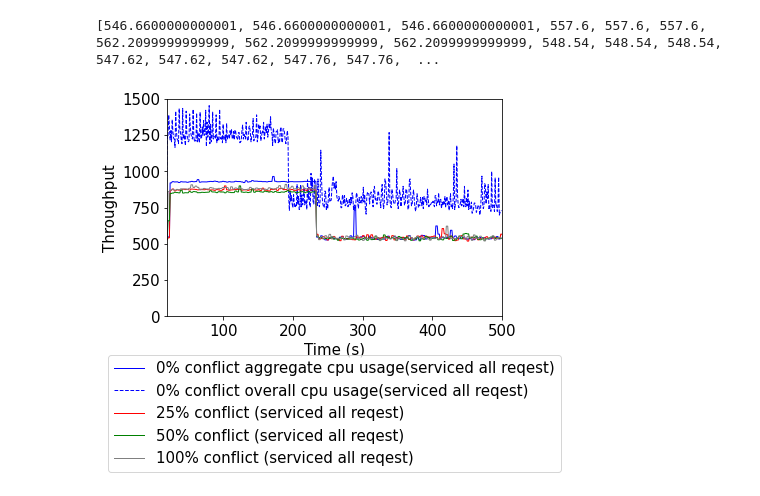
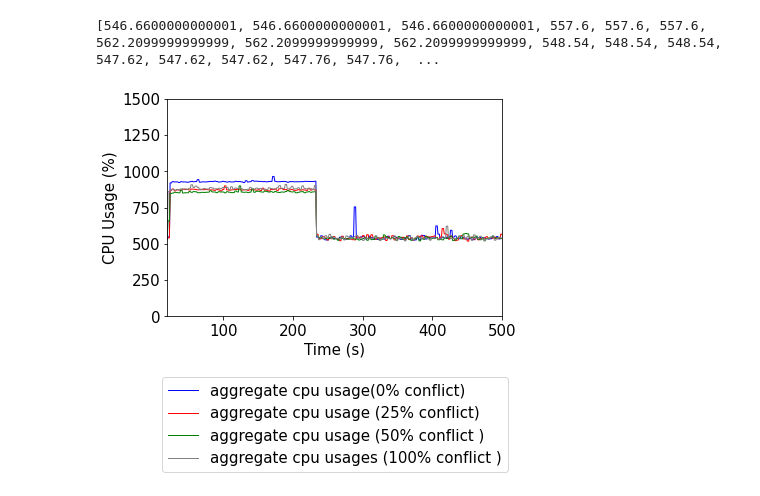
Before and after one commit to Santa-Maria-Shithil/EESYSTEM_TOC, a Jupyter notebook: scripts/cpu_usage_plot_conflict.ipynb, the cells around one changed output. Cells and saved outputs as stored; diff of their text form; code cells hidden in the pictures.

```diff
--- a/scripts/cpu_usage_plot_conflict.ipynb
+++ b/scripts/cpu_usage_plot_conflict.ipynb
@@ -208,37 +208,37 @@ plt.rc('legend', fontsize=SMALL_SIZE)    # legend fontsize
 plt.rc('figure', titlesize=SMALL_SIZE)
 
 
 
-plt.plot(x1, y1, color='blue', linestyle='solid', linewidth = 1, label='0% conflict aggregate cpu usage(serviced all reqest)')
-plt.plot(x5, y5, color='blue', linestyle='dashed', linewidth = 1, label='0% conflict overall cpu usage(serviced all reqest)')
-plt.plot(x2, y2, color='red', linestyle='solid', linewidth = 1, label='25% conflict (serviced all reqest)')
-plt.plot(x3, y3, color='green', linestyle='solid', linewidth = 1, label='50% conflict (serviced all reqest)')
-plt.plot(x4, y4, color='gray', linestyle='solid', linewidth = 1, label='100% conflict (serviced all reqest)')
+plt.plot(x1, y1, color='blue', linestyle='solid', linewidth = 1, label='aggregate cpu usage(0% conflict)')
+#plt.plot(x5, y5, color='blue', linestyle='dashed', linewidth = 1, label='0% conflict overall cpu usage(serviced all reqest)')
+plt.plot(x2, y2, color='red', linestyle='solid', linewidth = 1, label='aggregate cpu usage (25% conflict)')
+plt.plot(x3, y3, color='green', linestyle='solid', linewidth = 1, label='aggregate cpu usage (50% conflict )')
+plt.plot(x4, y4, color='gray', linestyle='solid', linewidth = 1, label='aggregate cpu usages (100% conflict )')
 #plt.plot(c, b, color='red', linestyle='solid', linewidth = 1, label='MultiPaxos')
 
 
 
 
 
 #plt.plot(x, b, color='blue', linestyle='solid', linewidth = 1, label='Follower (server1.2)')
 
 #plt.plot(x, c, color='green', linestyle='solid', linewidth = 1, label='Follower (server1.3)')
 
 #plt.plot(x, d, color='brown', linestyle='solid', linewidth = 1, label='Follower (server1.4)')
 
 
 #plt.plot(x, a, color='orange', linestyle='solid', linewidth = 1, label='Follower (server1.5)')
 # naming the x axis
 plt.xlabel('Time (s)')
 # naming the y axis
-plt.ylabel('Throughput')
+plt.ylabel('CPU Usage (%)')
 
 # giving a title to my graph
 #plt.title('Normalized CPU utilization of MultiPaxos and EPaxos')
 
 plt.legend(loc="lower center", bbox_to_anchor=(0.5, -0.75));
 # function to show the plot
 plt.show()
 # %% [output]
 [546.6600000000001, 546.6600000000001, 546.6600000000001, 557.6, 557.6, 557.6, 562.2099999999999, 562.2099999999999, 562.2099999999999, 548.54, 548.54, 548.54, 547.62, 547.62, 547.62, 547.76, 547.76,  ...
-[figure, old version]
+[figure, new version]
```
